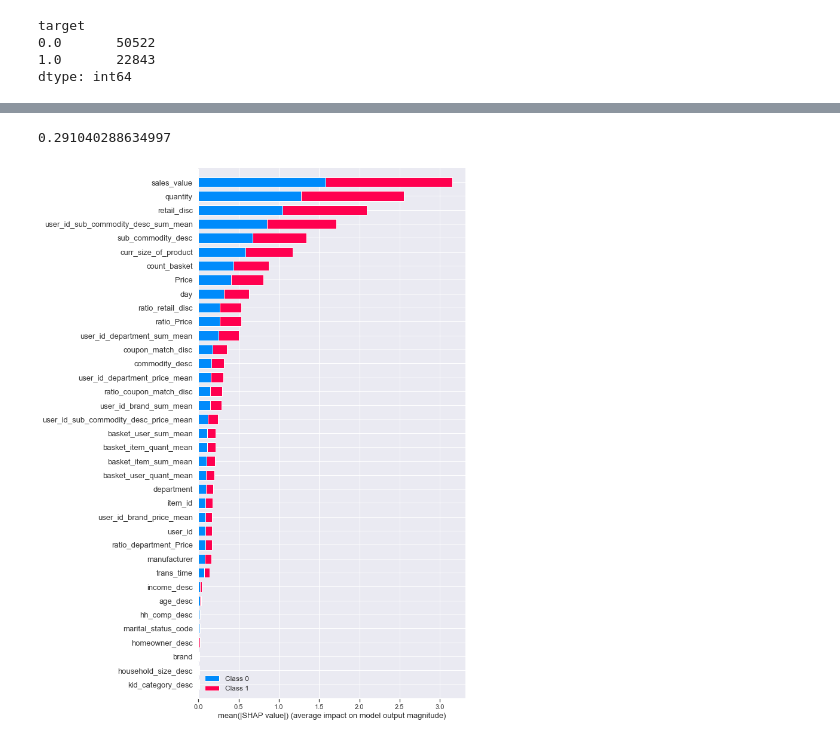
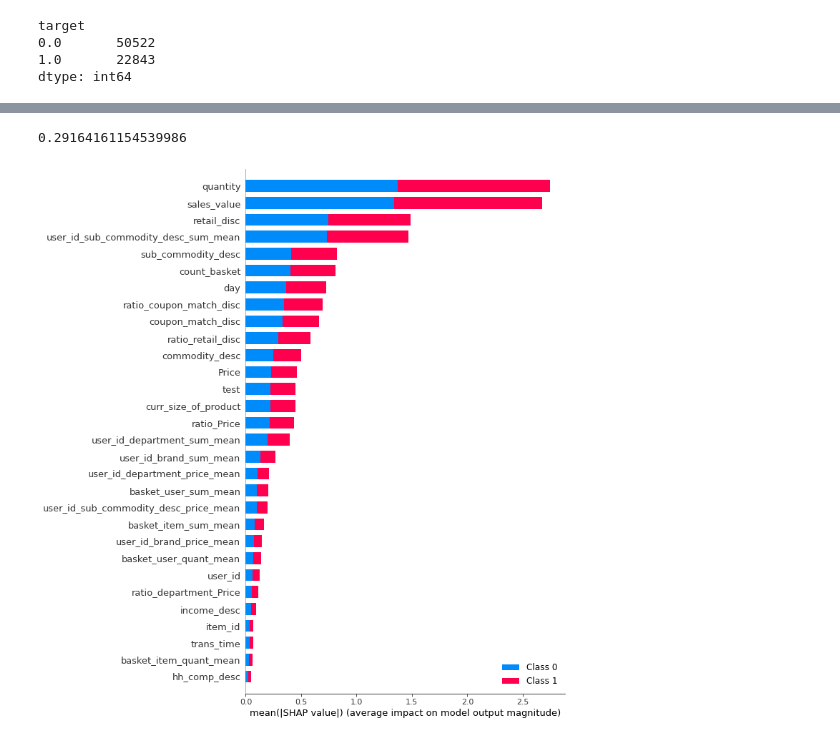
Before and after one commit to Dvk2002/REC_SYS_GOODS, a Jupyter notebook: Rec_sys_goods.ipynb, the cells around one changed output, grey strips where cells are left out. Cells and saved outputs as stored; diff of their text form; code cells hidden in the pictures.

```diff
--- a/Rec_sys_goods.ipynb
+++ b/Rec_sys_goods.ipynb
@@ -144,6 +147,8 @@ def prep_data(data_train_lvl_2,n1=12,n2=15,n3=12):
 # Новые признаки
 
 def make_feat(X_train):
+
+
 
 #     среднee время продажи товара
 
@@ -154,7 +159,7 @@ def make_feat(X_train):
 #     Цена товара
 
     t=data.groupby(['user_id','item_id']).sum()[['sales_value','quantity']]
-    t['Price']=t.sales_value/t.quantity
+    t['Price']=t.sales_value/t.quantity+0.01
     X_train=X_train.merge(t, on=['user_id','item_id'], how='left')
 
 
@@ -164,6 +169,8 @@ def make_feat(X_train):
     t=data.groupby(['user_id','basket_id']).sum()[['sales_value','quantity']].mean(level='user_id')
     t.columns=['basket_user_sum_mean','basket_user_quant_mean']
     X_train=X_train.merge(t, on='user_id', how='left')
+    X_train.sales_value.replace(0,0.01, inplace=True)
+    X_train.quantity.replace(0,0.01, inplace=True)
 
 #     среднее количество и средняя стоимость товара в чеке
 
@@ -179,8 +186,8 @@ def make_feat(X_train):
 #  доля скидки от стоимости товара
 
     t=data.groupby(['user_id','item_id']).sum()[['retail_disc','coupon_match_disc','sales_value']]
-    t['ratio_retail_disc']=t.retail_disc/t.sales_value
-    t['ratio_coupon_match_disc']=t.coupon_match_disc/t.sales_value
+    t['ratio_retail_disc']=t.retail_disc/(t.sales_value+0.01)
+    t['ratio_coupon_match_disc']=t.coupon_match_disc/(t.sales_value+0.01)
     X_train=X_train.merge(t[['ratio_retail_disc','ratio_coupon_match_disc']], on=['user_id','item_id'], how='left')
 
 # средняя сумма/цена по категории в разрезе юзера
@@ -204,14 +211,14 @@ def make_feat(X_train):
 
 # Отношение цены товара к средней стоимости товара в чеке
 
-    X_train['ratio_Price']=X_train['Price']/X_train['basket_item_sum_mean']
+    X_train['ratio_Price']=X_train['Price']/(X_train['basket_item_sum_mean'])
 
 
 
 
 # Отношение цены товара к средней цене в категории
 
-    t=X_train.groupby(['department','item_id']).mean()[['Price']]/X_train.groupby(['department']).mean()[['Price']]
+    t=X_train.groupby(['department','item_id']).mean()[['Price']]/(X_train.groupby(['department']).mean()[['Price']])
     t.columns=['ratio_department_Price']
     X_train=X_train.merge(t, on=['department','item_id'], how='left')
 
@@ -225,6 +232,7 @@ def make_feat(X_train):
 
 
 
+
     return X_train
 # %%
 # Подготовка данных
@@ -360,0 +346,16 @@ for col in X_train.columns:
+# %%
+# Корреляция признаков
+plt.figure(figsize = (45,30))
+
+sns.set(font_scale=2)
+plt.tick_params(axis='y', labelsize=30)
+plt.tick_params(axis='x', labelsize=30)
+
+corr_matrix = X_train.corr()
+corr_matrix = np.round(corr_matrix, 2)
+corr_matrix[np.abs(corr_matrix) < 0.3] = 0
+
+sns.heatmap(corr_matrix, annot=True, linewidths=.5, cmap='coolwarm')
+
+plt.title('Correlation matrix')
+plt.show()
@@ -391,7 +394,7 @@ lb_params = {
     'max_depth':6,
     'scale_pos_weight':10,
     'colsample_bytree':0.4,
-    'subsample_for_bin':100000,
+    'subsample_for_bin':500000,
     'num_leaves':80,
     'min_child_samples':15,
     "seed": 94
@@ -405,13 +408,13 @@ vc=VotingClassifier(estimators=[('lgb',lgb),('cb', cb)], voting='soft',weights=[
 vc.fit(X_train, y_train)
 metr(X_test,y_test,vc.predict_proba(X_test))
 # %% [output]
-0.291040288634997
+0.29164161154539986
 # %%
 # Важность признаков
-lgb=LGBMClassifier(**lb_params)
+
 lgb.fit(X_train, y_train)
 explainer = shap.TreeExplainer(lgb)
 shap_values = explainer.shap_values(X_test,y_test)
-shap.summary_plot(shap_values, X_test,max_display=40 )
+shap.summary_plot(shap_values, X_test,max_display=30 )
 # %% [output]
-[figure, old version]
+[figure, new version]
```
Also changed, not shown: parts of 8 cells of this notebook.
